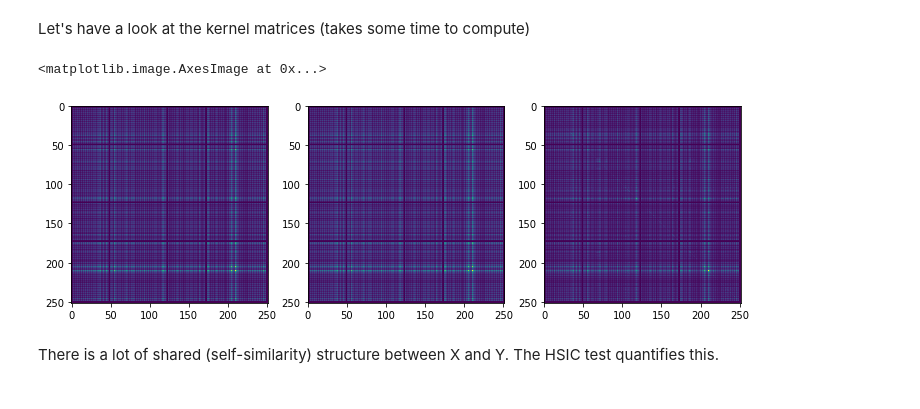
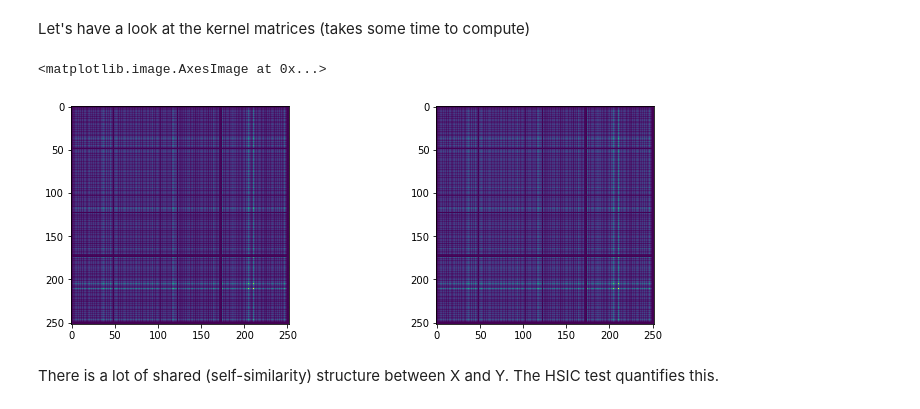
Before and after one commit to karlnapf/ds3_kernel_testing, a Jupyter notebook: solutions.ipynb, the cells around one changed output. Saved outputs shown, nothing was run; the diff lists cells and outputs as text; code cells hidden in the pictures.

```diff
--- a/solutions.ipynb
+++ b/solutions.ipynb
@@ -1198,14 +1175,12 @@ K_XY = my_kernel(X,Y)
 # %%
 plt.figure(figsize=(12,4))
-plt.subplot(131)
+plt.subplot(121)
 plt.imshow(K_XX)
-plt.subplot(132)
+plt.subplot(122)
 plt.imshow(K_YY)
-plt.subplot(133)
-plt.imshow(K_XY)
 # %% [output]
 <matplotlib.image.AxesImage at 0x...>
-[figure, old version]
+[figure, new version]
 # %% [markdown]
 There is a lot of shared (self-similarity) structure between X and Y.
 The HSIC test quantifies this.
```
Also changed, not shown: parts of 22 cells of this notebook.
